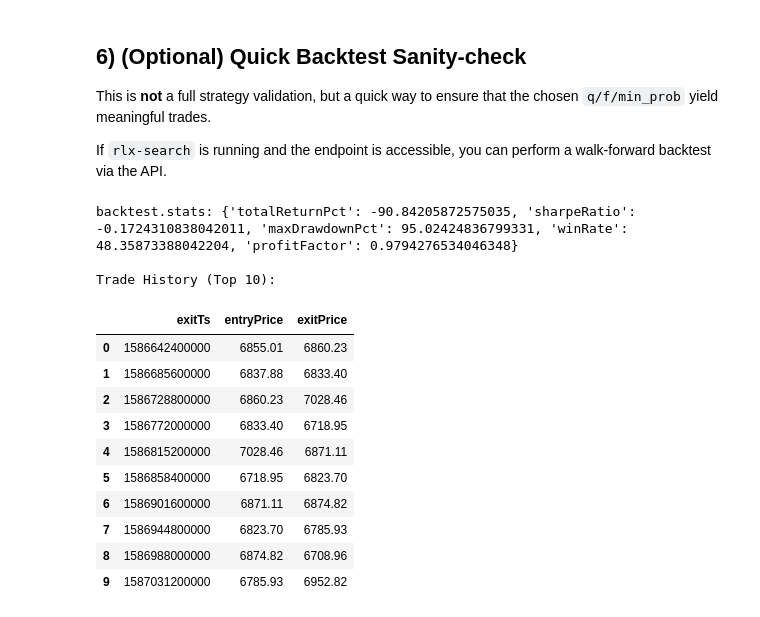
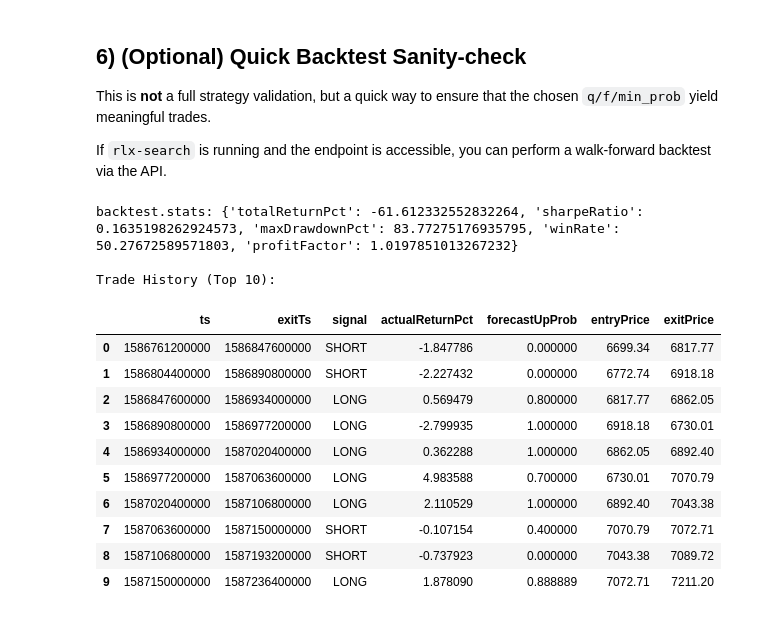
Before and after one commit to sergio12S/aipp, a Jupyter notebook: examples/trader_decision_workflow.ipynb, the cells around one changed output. Saved outputs shown, nothing was run; the diff lists cells and outputs as text; code cells hidden in the pictures.

```diff
--- a/examples/trader_decision_workflow.ipynb
+++ b/examples/trader_decision_workflow.ipynb
@@ -393,11 +393,11 @@ try:
     print("backtest.stats:", {k: stats.get(k) for k in ["totalReturnPct", "sharpeRatio", "maxDrawdownPct", "winRate", "profitFactor"] if k in stats})
 
     # 1) Trade History Table
-    trades = bt.get("results") or []
+    trades = bt.get("trades") or []
     if trades:
         dft = pd.DataFrame(trades)
         # Clean up columns for display
-        cols = [c for c in ["entryTs", "exitTs", "side", "pnlPct", "prob", "entryPrice", "exitPrice"] if c in dft.columns]
+        cols = [c for c in ["ts", "exitTs", "signal", "actualReturnPct", "forecastUpProb", "entryPrice", "exitPrice"] if c in dft.columns]
         print("\nTrade History (Top 10):")
         display(dft[cols].head(10))
     else:
@@ -434,43 +434,43 @@ try:
             yaxis=dict(range=[y_min - y_padding, y_max + y_padding]),
             template="plotly_white",
             height=400,
             margin=dict(l=20, r=20, t=40, b=20),
         )
         fig.show()
 
     # 3) Trade Returns Distribution
     if trades:
-        pnl_vals = [t.get("pnlPct", 0) for t in trades]
+        pnl_vals = [t.get("actualReturnPct", 0) for t in trades]
         fig_dist = px.histogram(
             pnl_vals,
             nbins=30,
             title="Trade Returns Distribution (%)",
             labels={'value': 'Return (%)'},
             template="plotly_white",
             color_discrete_sequence=['#00CC96']
         )
         fig_dist.update_layout(
             height=300,
             showlegend=False,
             xaxis_title="Return (%)",
             yaxis_title="Count"
         )
         fig_dist.show()
 
 except Exception as e:
     print("backtest unavailable:", str(e))
 # %% [output]
-backtest.stats: {'totalReturnPct': -90.84205872575035, 'sharpeRatio': -0.1724310838042011, 'maxDrawdownPct': 95.02424836799331, 'winRate': 48.35873388042204, 'profitFactor': 0.9794276534046348}
+backtest.stats: {'totalReturnPct': -61.612332552832264, 'sharpeRatio': 0.1635198262924573, 'maxDrawdownPct': 83.77275176935795, 'winRate': 50.27672589571803, 'profitFactor': 1.0197851013267232}
 
 Trade History (Top 10):
-|  | exitTs | entryPrice | exitPrice |
-| 0 | 1586642400000 | 6855.01 | 6860.23 |
-| 1 | 1586685600000 | 6837.88 | 6833.40 |
-| 2 | 1586728800000 | 6860.23 | 7028.46 |
-| 3 | 1586772000000 | 6833.40 | 6718.95 |
-| 4 | 1586815200000 | 7028.46 | 6871.11 |
-| 5 | 1586858400000 | 6718.95 | 6823.70 |
-| 6 | 1586901600000 | 6871.11 | 6874.82 |
-| 7 | 1586944800000 | 6823.70 | 6785.93 |
-| 8 | 1586988000000 | 6874.82 | 6708.96 |
-| 9 | 1587031200000 | 6785.93 | 6952.82 |
+|  | ts | exitTs | signal | actualReturnPct | forecastUpProb | entryPrice | exitPrice |
+| 0 | 1586761200000 | 1586847600000 | SHORT | -1.847786 | 0.000000 | 6699.34 | 6817.77 |
+| 1 | 1586804400000 | 1586890800000 | SHORT | -2.227432 | 0.000000 | 6772.74 | 6918.18 |
+| 2 | 1586847600000 | 1586934000000 | LONG | 0.569479 | 0.800000 | 6817.77 | 6862.05 |
+| 3 | 1586890800000 | 1586977200000 | LONG | -2.799935 | 1.000000 | 6918.18 | 6730.01 |
+| 4 | 1586934000000 | 1587020400000 | LONG | 0.362288 | 1.000000 | 6862.05 | 6892.40 |
+| 5 | 1586977200000 | 1587063600000 | LONG | 4.983588 | 0.700000 | 6730.01 | 7070.79 |
+| 6 | 1587020400000 | 1587106800000 | LONG | 2.110529 | 1.000000 | 6892.40 | 7043.38 |
+| 7 | 1587063600000 | 1587150000000 | SHORT | -0.107154 | 0.400000 | 7070.79 | 7072.71 |
+| 8 | 1587106800000 | 1587193200000 | SHORT | -0.737923 | 0.000000 | 7043.38 | 7089.72 |
+| 9 | 1587150000000 | 1587236400000 | LONG | 1.878090 | 0.888889 | 7072.71 | 7211.20 |
```
Also changed, not shown: parts of 3 cells of this notebook, 3 other files.
